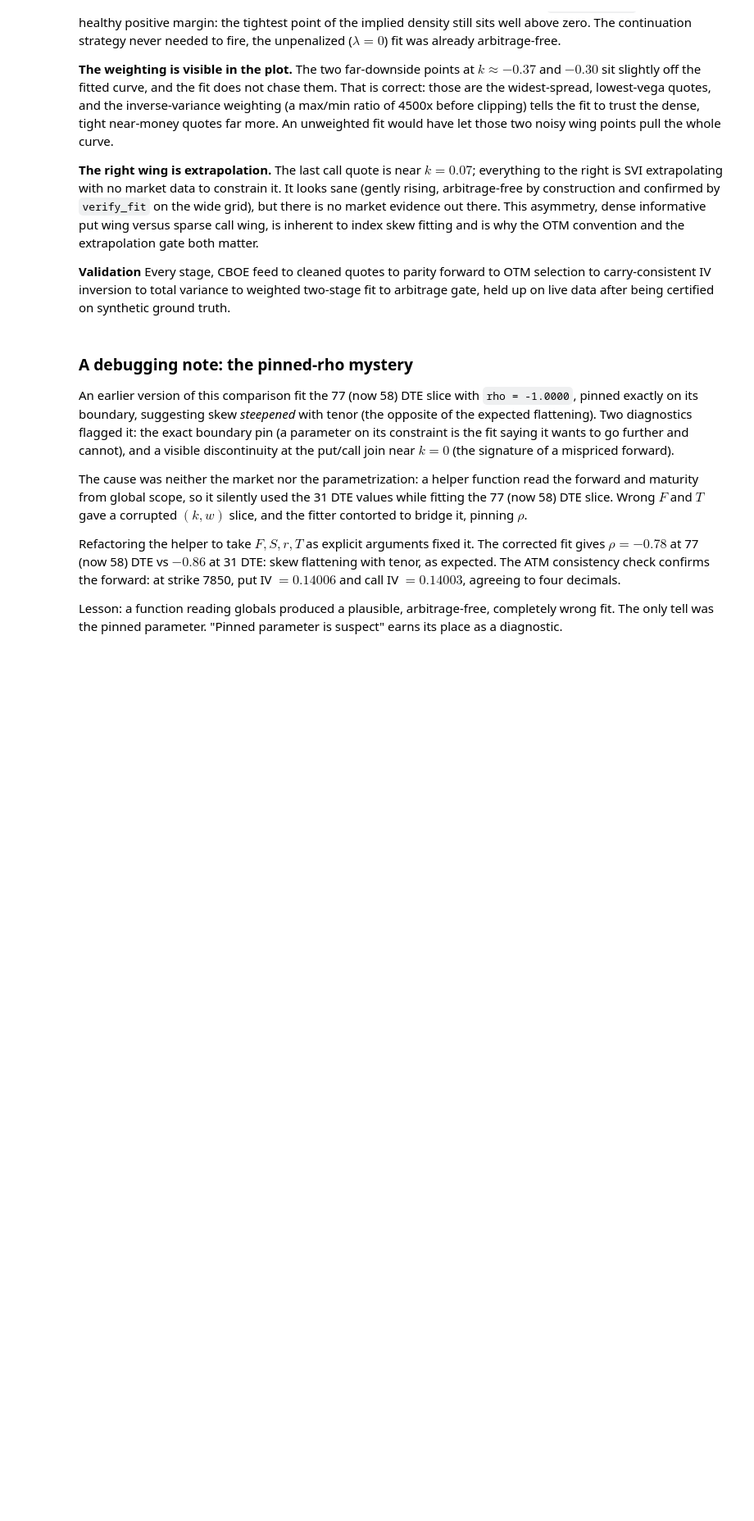
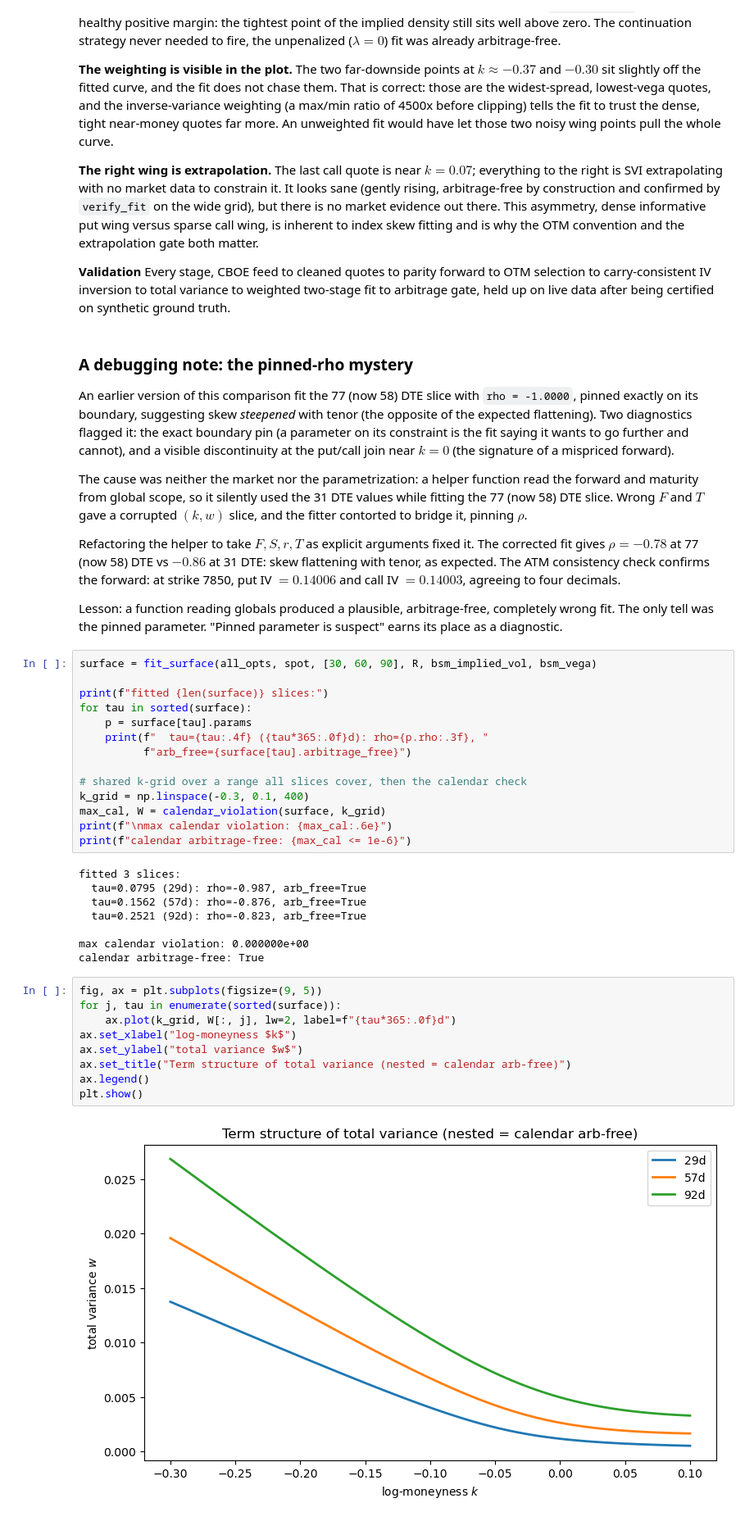
Before and after one commit to Kunvuthi/quant-project, a Jupyter notebook: notebooks/10_svi_fit.ipynb, the cells around one changed output. Shown at 82% size. Saved outputs shown, nothing was run; the diff lists cells and outputs as text; blank space fills up the shorter version.

Commit message:
Add surface illustration for SVI notebook

```diff
--- a/notebooks/10_svi_fit.ipynb
+++ b/notebooks/10_svi_fit.ipynb
@@ -524,3 +526,36 @@ to four decimals.
 Lesson: a function reading globals produced a plausible, arbitrage-free,
 completely wrong fit. The only tell was the pinned parameter. "Pinned parameter
 is suspect" earns its place as a diagnostic.
+# %%
+surface = fit_surface(all_opts, spot, [30, 60, 90], R, bsm_implied_vol, bsm_vega)
+
+print(f"fitted {len(surface)} slices:")
+for tau in sorted(surface):
+    p = surface[tau].params
+    print(f"  tau={tau:.4f} ({tau*365:.0f}d): rho={p.rho:.3f}, "
+          f"arb_free={surface[tau].arbitrage_free}")
+
+# shared k-grid over a range all slices cover, then the calendar check
+k_grid = np.linspace(-0.3, 0.1, 400)
+max_cal, W = calendar_violation(surface, k_grid)
+print(f"\nmax calendar violation: {max_cal:.6e}")
+print(f"calendar arbitrage-free: {max_cal <= 1e-6}")
+# %% [output]
+fitted 3 slices:
+  tau=0.0795 (29d): rho=-0.987, arb_free=True
+  tau=0.1562 (57d): rho=-0.876, arb_free=True
+  tau=0.2521 (92d): rho=-0.823, arb_free=True
+
+max calendar violation: 0.000000e+00
+calendar arbitrage-free: True
+# %%
+fig, ax = plt.subplots(figsize=(9, 5))
+for j, tau in enumerate(sorted(surface)):
+    ax.plot(k_grid, W[:, j], lw=2, label=f"{tau*365:.0f}d")
+ax.set_xlabel("log-moneyness $k$")
+ax.set_ylabel("total variance $w$")
+ax.set_title("Term structure of total variance (nested = calendar arb-free)")
+ax.legend()
+plt.show()
+# %% [output]
+[figure, added]
```
Also changed, not shown: parts of 7 cells of this notebook.
